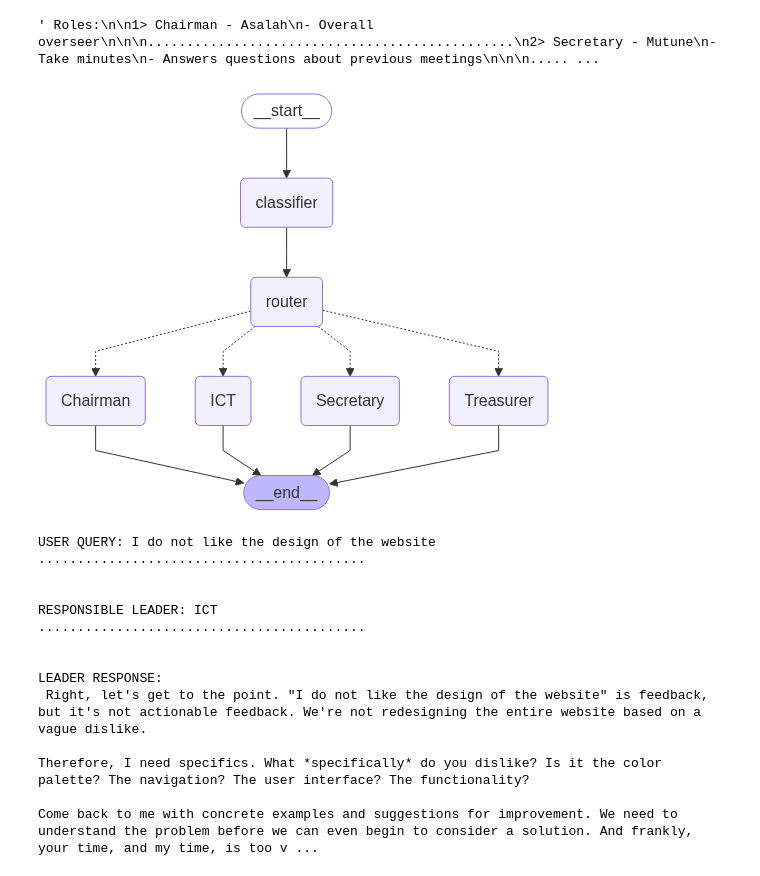
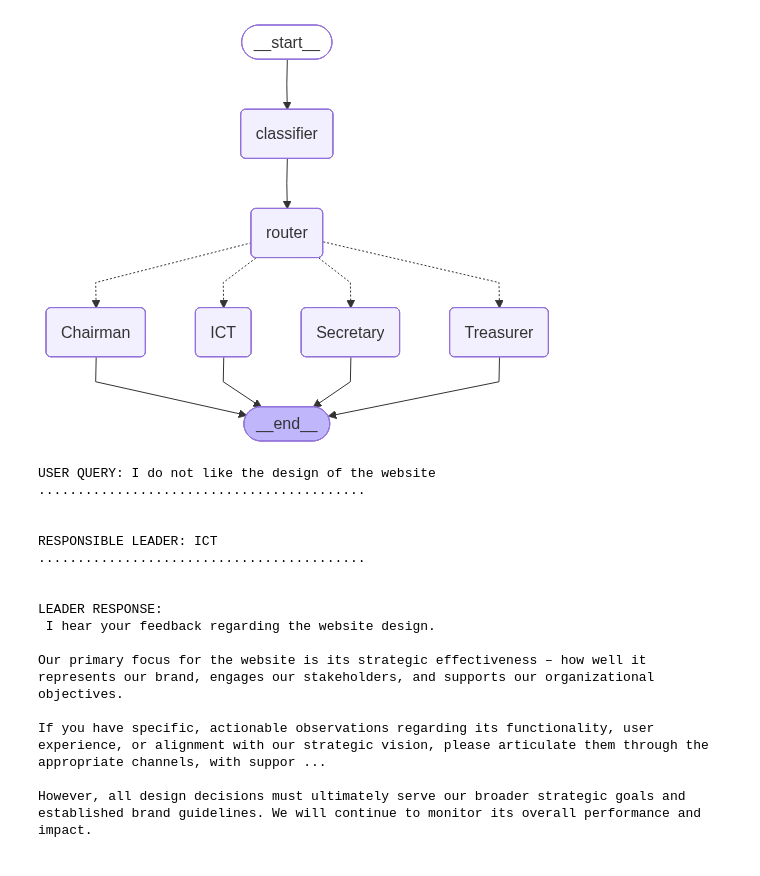
Before and after one commit to Stevealila/LangGraph-Community-Investment-Group-Leadership-Agent, a Jupyter notebook: agent.ipynb, the cells around one changed output. Cells and saved outputs as stored; diff of their text form; code cells hidden in the pictures.

```diff
--- a/agent.ipynb
+++ b/agent.ipynb
@@ -1,43 +1,11 @@
-# %%
-""" Roles:
-
-1> Chairman - Asalah
-- Overall overseer
-
-
-...............................................
-2> Secretary - Mutune
-- Take minutes
-- Answers questions about previous meetings
-
-
-...............................................
-3> Treasurer - Issah
-- Records payments
-- Permits refunds
-- Resolves payments
-
-
-...............................................
-4> ICT - Alila
-- Handles technical questions about web app
-- Implements web app solutions
-- Moderates web app discussions
-- Maintains web app
-
-...............................................
-"""
-# %% [output]
-' Roles:\n\n1> Chairman - Asalah\n- Overall overseer\n\n\n...............................................\n2> Secretary - Mutune\n- Take minutes\n- Answers questions about previous meetings\n\n\n..... ...
 # %%
 from typing import TypedDict, Literal
 from pydantic import BaseModel, Field
 from langchain.chat_models import init_chat_model
-from langchain_core.messages import HumanMessage
 from langchain.prompts import ChatPromptTemplate
 from langgraph.graph import StateGraph, START, END
 
-GEMINI_MODEL = init_chat_model(model="gemini-2.0-flash", model_provider="google_genai")
+GEMINI_MODEL = init_chat_model(model="gemini-2.5-flash", model_provider="google_genai")
 
 
 # ..................State......................
@@ -63,25 +31,25 @@ def classifier(state: State):
 
     ORGANIZATION LEADERSHIP STRUCTURE:
 
-    1. Chairman (Asalah)
+    1. Chairman (Musa)
        - Overall organizational oversight
        - Chairs and facilitates meetings
        - Makes executive decisions
        - Handles governance matters
 
-    2. Secretary (Mutune)
+    2. Secretary (Mulinge)
        - Takes and maintains meeting minutes
        - Answers questions about previous meetings
        - Manages documentation and records
        - Handles correspondence
 
-    3. Treasurer (Issah)
+    3. Treasurer (Hassan)
        - Records and tracks payments
        - Processes and approves refunds
        - Resolves payment disputes or issues
        - Manages financial reporting
 
-    4. ICT Lead (Alila)
+    4. ICT Lead (Ali)
        - Handles technical questions about the web application
        - Implements web application solutions and updates
        - Moderates web application discussions and forums
@@ -113,7 +81,7 @@ def router(state: State):
 def get_Chairman_response(state: State):
     user_query = state.get("user_query", "")
     prompt = ChatPromptTemplate.from_template("""
-    You are Asalah, the Chairman of the organization. Your responsibilities include:
+    You are Musa, the Chairman of the organization. Your responsibilities include:
     - Overall organizational oversight
     - Chairing and facilitating meetings
     - Making executive decisions
@@ -134,7 +102,7 @@ def get_Chairman_response(state: State):
 def get_Secretary_response(state: State):
     user_query = state.get("user_query", "")
     prompt = ChatPromptTemplate.from_template("""
-    You are Mutune, the Secretary of the organization. Your responsibilities include:
+    You are Mulinge, the Secretary of the organization. Your responsibilities include:
     - Taking and maintaining meeting minutes
     - Answering questions about previous meetings
     - Managing documentation and records
@@ -155,7 +123,7 @@ def get_Secretary_response(state: State):
 def get_Treasurer_response(state: State):
     user_query = state.get("user_query", "")
     prompt = ChatPromptTemplate.from_template("""
-    You are Issah, the Treasurer of the organization. Your responsibilities include:
+    You are Hassan, the Treasurer of the organization. Your responsibilities include:
     - Recording and tracking payments
     - Processing and approving refunds
     - Resolving payment disputes or issues
@@ -176,7 +144,7 @@ def get_Treasurer_response(state: State):
 def get_ICT_response(state: State):
     user_query = state.get("user_query", "")
     prompt = ChatPromptTemplate.from_template("""
-    You are Alila, the ICT Lead of the organization. Your responsibilities include:
+    You are Ali, the ICT Lead of the organization. Your responsibilities include:
     - Handling technical questions about the web application
     - Implementing web application solutions and updates
     - Moderating web application discussions and forums
@@ -196,35 +164,37 @@ def get_ICT_response(state: State):
 
 
 
 # ..................Graph......................
 
 graph_builder = StateGraph(State)
 # nodes
 graph_builder.add_node("classifier", classifier)
 graph_builder.add_node("router", router)
 graph_builder.add_node("Chairman", get_Chairman_response)
 graph_builder.add_node("Secretary", get_Secretary_response)
 graph_builder.add_node("Treasurer", get_Treasurer_response)
 graph_builder.add_node("ICT", get_ICT_response)
 # edges
 graph_builder.add_edge(START, "classifier")
 graph_builder.add_edge("classifier", "router")
 graph_builder.add_conditional_edges("router", lambda state: state.get("next_node"), {
     "Chairman" : "Chairman",
     "Secretary" : "Secretary",
     "Treasurer" : "Treasurer",
     "ICT" : "ICT",
 })
 graph_builder.add_edge("Chairman", END)
 graph_builder.add_edge("Secretary", END)
 graph_builder.add_edge("Treasurer", END)
 graph_builder.add_edge("ICT", END)
 # compile
 graph = graph_builder.compile()
 graph
 # %% [output]
-[figure, old version]
+[figure, new version]
 # %%
+from langchain_core.messages import HumanMessage
+
 user_input = "I do not like the design of the website"
 
 state = graph.invoke({
@@ -249,11 +219,13 @@ RESPONSIBLE LEADER: ICT
 
 
 LEADER RESPONSE:
- Right, let's get to the point. "I do not like the design of the website" is feedback, but it's not actionable feedback. We're not redesigning the entire website based on a vague dislike.
+ I hear your feedback regarding the website design.
 
-Therefore, I need specifics. What *specifically* do you dislike? Is it the color palette? The navigation? The user interface? The functionality?
+Our primary focus for the website is its strategic effectiveness – how well it represents our brand, engages our stakeholders, and supports our organizational objectives.
 
-Come back to me with concrete examples and suggestions for improvement. We need to understand the problem before we can even begin to consider a solution. And frankly, your time, and my time, is too v ...
+If you have specific, actionable observations regarding its functionality, user experience, or alignment with our strategic vision, please articulate them through the appropriate channels, with suppor ...
+
+However, all design decisions must ultimately serve our broader strategic goals and established brand guidelines. We will continue to monitor its overall performance and impact.
 # %%
 user_input = "I missed previous meeting. Can you get me up-to-date?"
 
```
Also changed, not shown: parts of 3 cells of this notebook, 2 other files.
